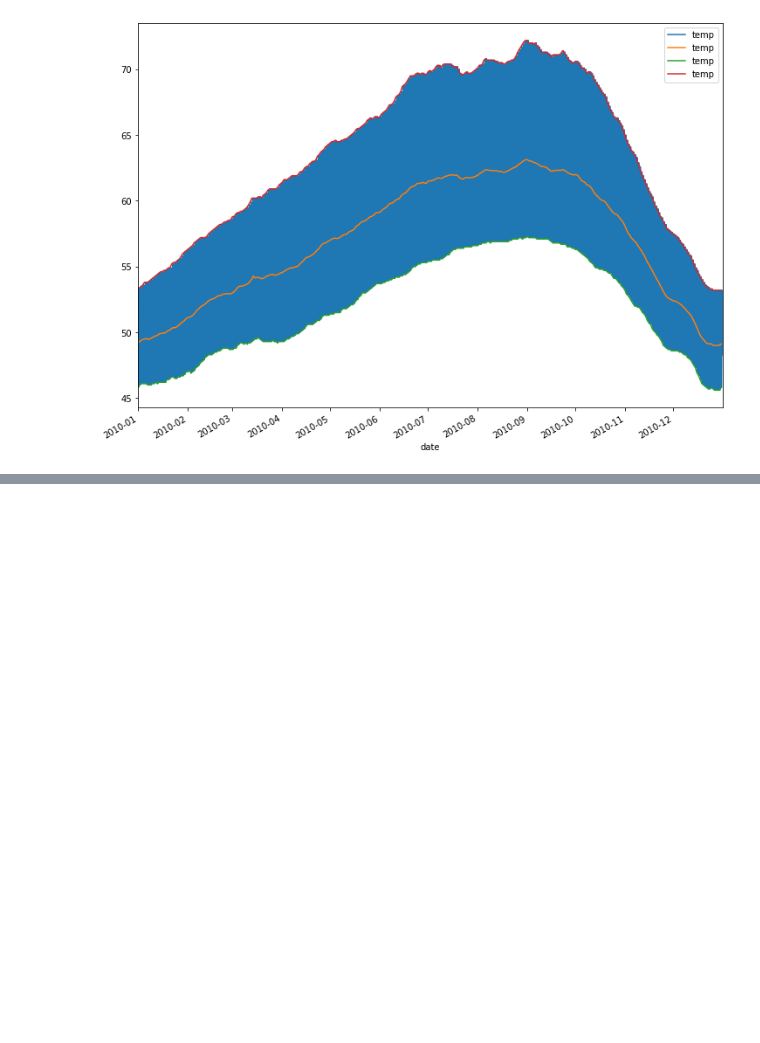
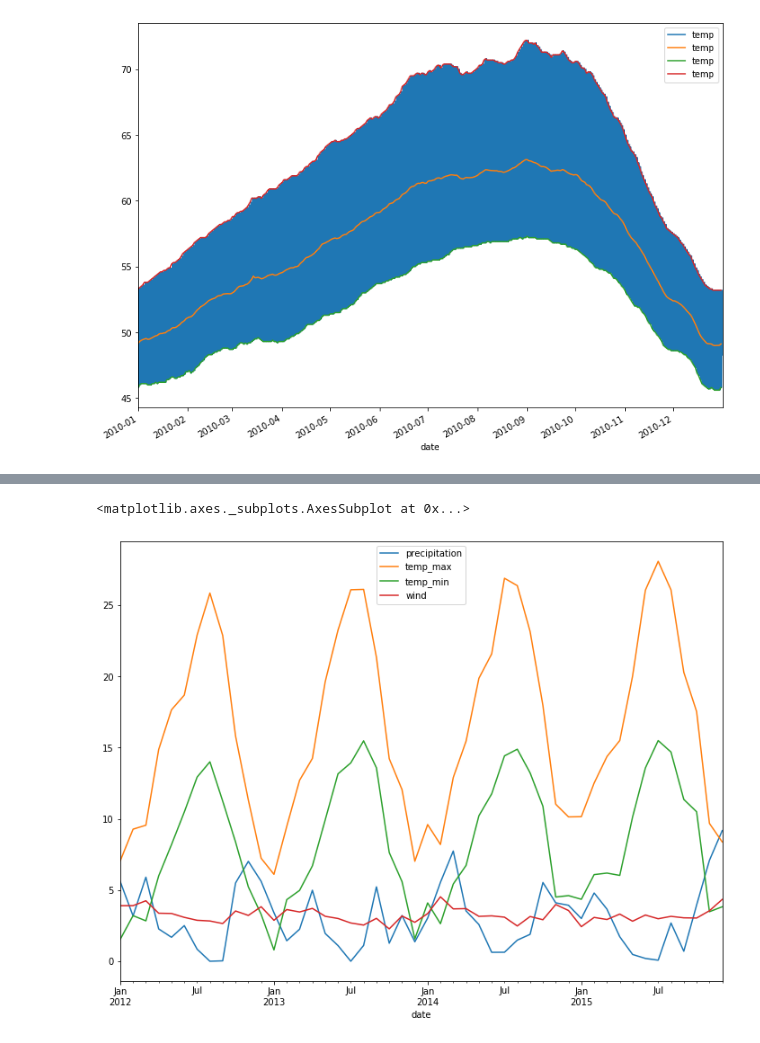
Before and after one commit to Mattsantos541/ds-methodologies-exercises, a Jupyter notebook: time_series/pandas time series exercises.ipynb, the cells around one changed output, grey strips where cells are left out. Cells and saved outputs as stored; diff of their text form; code cells hidden in the pictures; blank space fills up the shorter version.

```diff
--- a/time_series/pandas time series exercises.ipynb
+++ b/time_series/pandas time series exercises.ipynb
@@ -181,0 +229,10 @@ ValueError: Invalid frequency: precipitation
+# %%
+weather2 = weather[['date', 'wind']]
+weather2 = weather.set_index('date')
+weather2
+#%matplotlib inline
+#import matplotlib.pyplot as plt
+#plt.rc('figure', figsize=(12, 9))
+
+# df.plot()
+#df.resample('M').mean().plot()
@@ -181,0 +259,11 @@ ValueError: Invalid frequency: precipitation
+# %%
+#Visualize the amount of wind over time. Choose a time interval you think is appropriate.
+%matplotlib inline
+import matplotlib.pyplot as plt
+plt.rc('figure', figsize=(12, 9))
+
+# df.plot()
+weather2.resample('M').mean().plot()
+# %% [output]
+<matplotlib.axes._subplots.AxesSubplot at 0x...>
+[figure, added]
```
Also changed, not shown: parts of 4 cells of this notebook.
